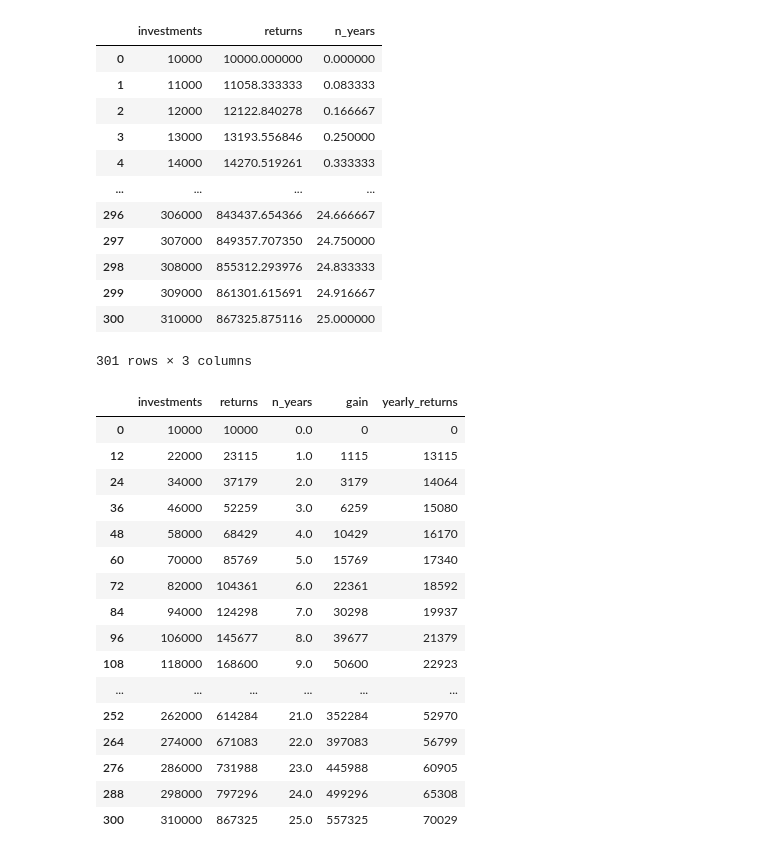
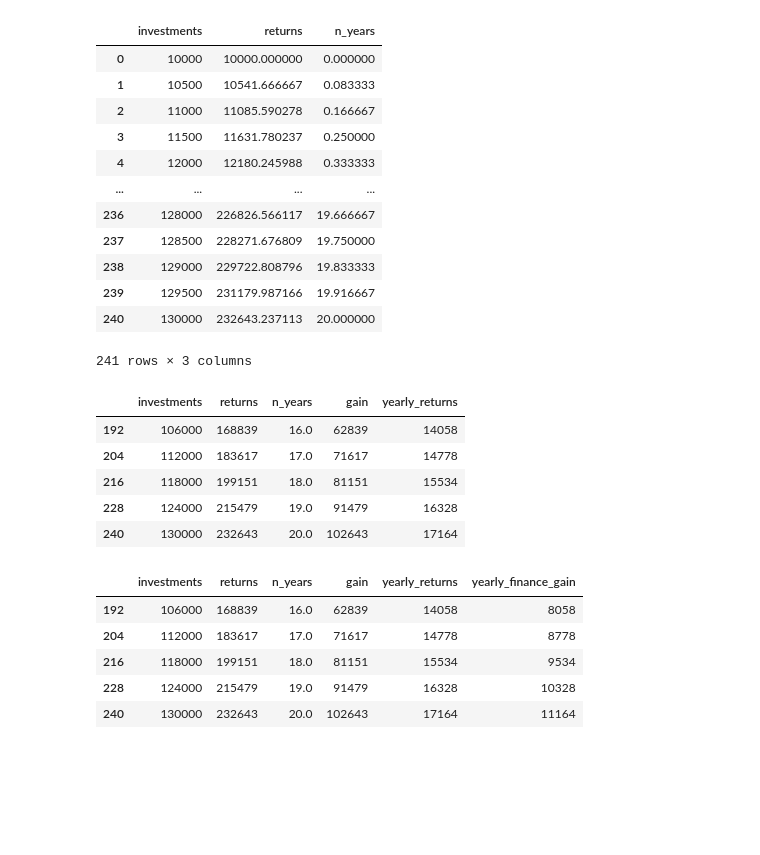
Before and after one commit to jorislimonier/stock-market-returns, a Jupyter notebook: src/finances.ipynb, the cells around one changed output. Saved outputs shown, nothing was run; the diff lists cells and outputs as text; code cells hidden in the pictures; blank space fills up the shorter version.

```diff
--- a/src/finances.ipynb
+++ b/src/finances.ipynb
@@ -9,8 +12,8 @@ from finances import Finances
 # %%
 initial_inv = 10000
-monthly_inv = 1000
-rate = 0.07
-n_years = 25
+monthly_inv = 500
+rate = 0.05
+n_years = 20
 
 fin = Finances(
   initial_inv=initial_inv, monthly_inv=monthly_inv, rate=rate, n_years=n_years
@@ -19,38 +22,37 @@ fin.finances
 # %% [output]
 |  | investments | returns | n_years |
 | 0 | 10000 | 10000.000000 | 0.000000 |
-| 1 | 11000 | 11058.333333 | 0.083333 |
-| 2 | 12000 | 12122.840278 | 0.166667 |
-| 3 | 13000 | 13193.556846 | 0.250000 |
-| 4 | 14000 | 14270.519261 | 0.333333 |
+| 1 | 10500 | 10541.666667 | 0.083333 |
+| 2 | 11000 | 11085.590278 | 0.166667 |
+| 3 | 11500 | 11631.780237 | 0.250000 |
+| 4 | 12000 | 12180.245988 | 0.333333 |
 | ... | ... | ... | ... |
-| 296 | 306000 | 843437.654366 | 24.666667 |
-| 297 | 307000 | 849357.707350 | 24.750000 |
-| 298 | 308000 | 855312.293976 | 24.833333 |
-| 299 | 309000 | 861301.615691 | 24.916667 |
-| 300 | 310000 | 867325.875116 | 25.000000 |
+| 236 | 128000 | 226826.566117 | 19.666667 |
+| 237 | 128500 | 228271.676809 | 19.750000 |
+| 238 | 129000 | 229722.808796 | 19.833333 |
+| 239 | 129500 | 231179.987166 | 19.916667 |
+| 240 | 130000 | 232643.237113 | 20.000000 |
-301 rows × 3 columns
+241 rows × 3 columns
 # %%
 fin.plot_investments_vs_returns()
 # %%
-fin.yearly_finances
+fin.yearly_finances.tail()
 # %% [output]
 |  | investments | returns | n_years | gain | yearly_returns |
-| 0 | 10000 | 10000 | 0.0 | 0 | 0 |
-| 12 | 22000 | 23115 | 1.0 | 1115 | 13115 |
-| 24 | 34000 | 37179 | 2.0 | 3179 | 14064 |
-| 36 | 46000 | 52259 | 3.0 | 6259 | 15080 |
-| 48 | 58000 | 68429 | 4.0 | 10429 | 16170 |
-| 60 | 70000 | 85769 | 5.0 | 15769 | 17340 |
-| 72 | 82000 | 104361 | 6.0 | 22361 | 18592 |
-| 84 | 94000 | 124298 | 7.0 | 30298 | 19937 |
-| 96 | 106000 | 145677 | 8.0 | 39677 | 21379 |
-| 108 | 118000 | 168600 | 9.0 | 50600 | 22923 |
-| ... | ... | ... | ... | ... | ... |
-| 252 | 262000 | 614284 | 21.0 | 352284 | 52970 |
-| 264 | 274000 | 671083 | 22.0 | 397083 | 56799 |
-| 276 | 286000 | 731988 | 23.0 | 445988 | 60905 |
-| 288 | 298000 | 797296 | 24.0 | 499296 | 65308 |
-| 300 | 310000 | 867325 | 25.0 | 557325 | 70029 |
+| 192 | 106000 | 168839 | 16.0 | 62839 | 14058 |
+| 204 | 112000 | 183617 | 17.0 | 71617 | 14778 |
+| 216 | 118000 | 199151 | 18.0 | 81151 | 15534 |
+| 228 | 124000 | 215479 | 19.0 | 91479 | 16328 |
+| 240 | 130000 | 232643 | 20.0 | 102643 | 17164 |
+# %%
+fin.yearly_finances["yearly_finance_gain"] = fin.yearly_finances["yearly_returns"] - monthly_inv * 12
+fin.yearly_finances.tail()
+# %% [output]
+|  | investments | returns | n_years | gain | yearly_returns | yearly_finance_gain |
+| 192 | 106000 | 168839 | 16.0 | 62839 | 14058 | 8058 |
+| 204 | 112000 | 183617 | 17.0 | 71617 | 14778 | 8778 |
+| 216 | 118000 | 199151 | 18.0 | 81151 | 15534 | 9534 |
+| 228 | 124000 | 215479 | 19.0 | 91479 | 16328 | 10328 |
+| 240 | 130000 | 232643 | 20.0 | 102643 | 17164 | 11164 |
 # %%
 px.line(fin.yearly_finances, x="n_years", y="gain", log_y=False)
```
Also changed, not shown: parts of 1 cell of this notebook.
